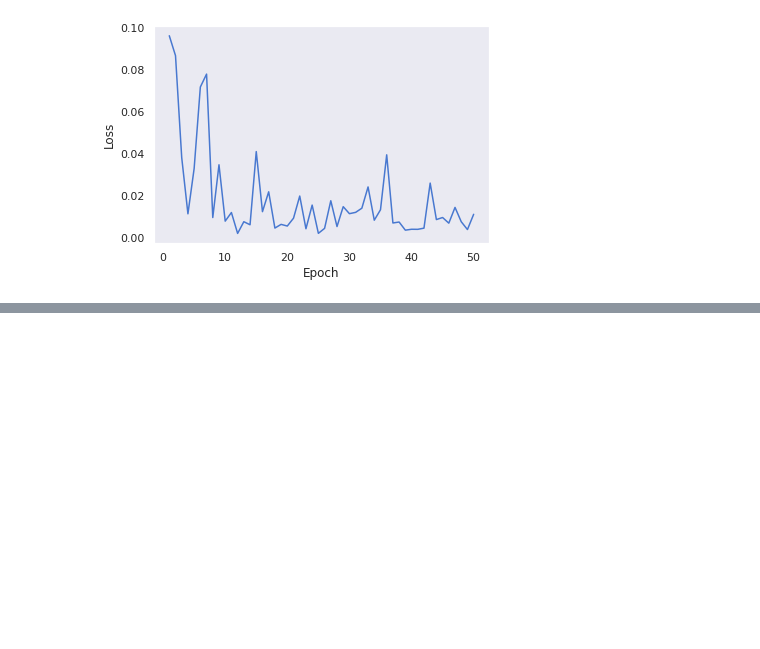
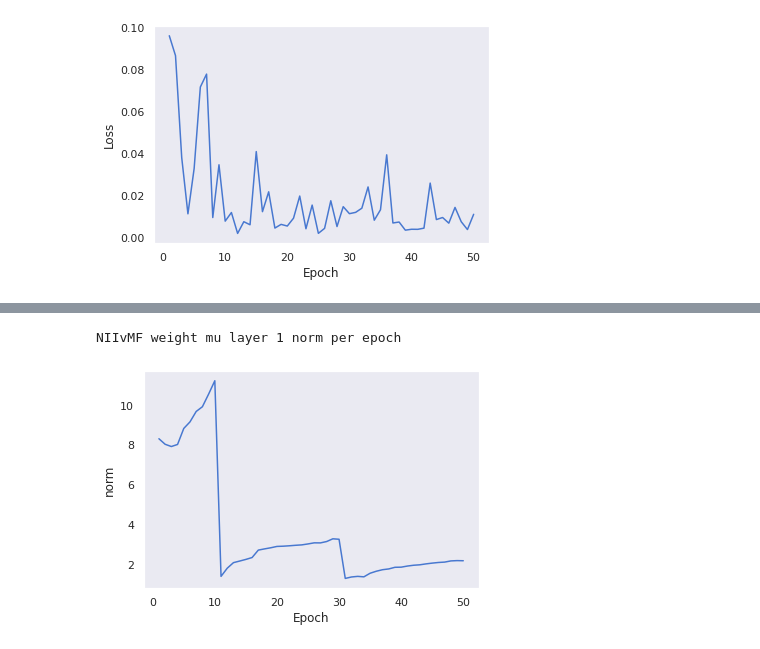
Before and after one commit to LeifMartin/BNN, a Jupyter notebook: Regression.ipynb, the cells around one changed output, grey strips where cells are left out. Saved outputs shown, nothing was run; the diff lists cells and outputs as text; code cells hidden in the pictures; blank space fills up the shorter version.

```diff
--- a/Regression.ipynb
+++ b/Regression.ipynb
@@ -517,7 +544,7 @@ for i in range(0, 1):
                                 VD='vmf',
                                 b_kappa= b_rho_R, #torch.Tensor(1).uniform_(1.0,3.1),
                                 w_kappa= w_rho_R, #torch.Tensor(1).uniform_(2.0,4.1),
-                                Temper = 1,classification = 'regression')
+                                Temper = 0,classification = 'Regression')
 
     #for j,p in enumerate(net2.l1.parameters()):
     #    p.requires_grad_(False)
@@ -525,15 +552,15 @@ for i in range(0, 1):
     #for j,p in enumerate(net2.l2.parameters()):
     #    p.requires_grad_(False)
 
-    optimizer = optim.Adam(vMFRegression2.parameters(), lr=0.08) #0.01 9727 acc
+    optimizer = optim.Adam(vMFRegression3.parameters(), lr=0.020) #0.005 0.9690 acc
 
 
     for epoch in range(epochs):
         train = FVMF.train(vMFRegression3, dTRAIN_CARBON, SAMPLES, optimizer, epoch, i,BATCH_SIZE = 100,
                                     shape = data_shape,CLASSES = 1)
         trtimes.append(train[1].detach().cpu().numpy())
-        #print('max:',vMFRegression2.weight_mu[1].max())
-        #print('norm:',torch.norm(vMFRegression2.weight_mu[1]))
+        #print('max:',vMFRegression3.weight_mu[1].max())
+        norm_w_mu_layer1.append(torch.norm(vMFRegression3.weight_mu[1]).detach().cpu().numpy())
 
     loss, outputs, output = test_ensemble.test_ensemble(vMFRegression3,dTEST_CARBON,TEST_SAMPLES,TEST_BATCH_SIZE,TEST_BATCH_SIZE,
                                       CLASSES,DEVICE,shape = data_shape,classification = False,plot = True)
@@ -569,0 +599,13 @@ plt.show()
+# %%
+x = []
+for i in range(50):
+    x.append(i+1)
+print('NIIvMF weight mu layer 1 norm per epoch')
+plt.xlabel('Epoch')
+plt.ylabel('norm')
+plt.plot(x,norm_w_mu_layer1)
+plt.savefig('Plots/NIIvMF_norm_50_epoch_regression.png')
+plt.show()
+# %% [output]
+NIIvMF weight mu layer 1 norm per epoch
+[figure, added]
```
Also changed, not shown: parts of 11 cells of this notebook.
